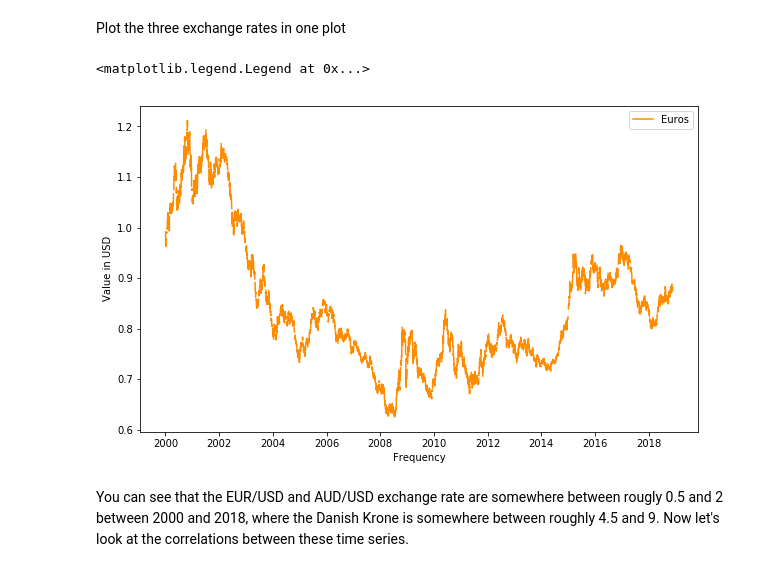
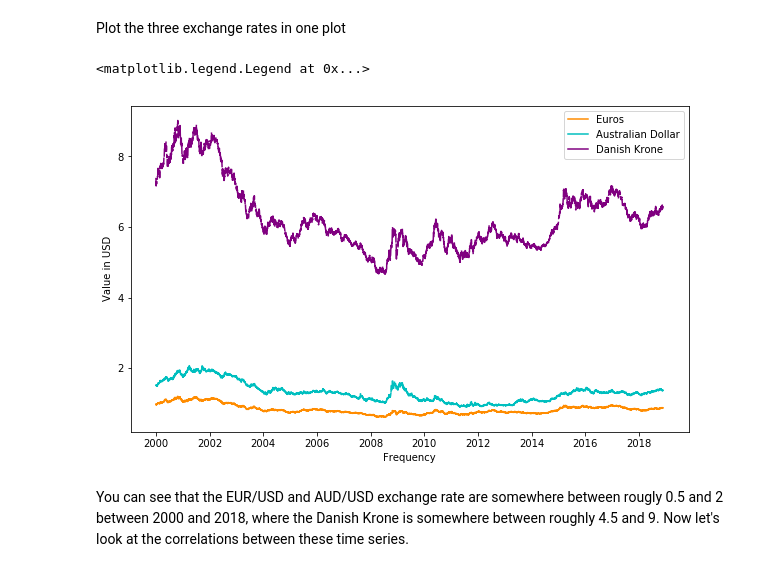
Before and after one commit to ZMBailey/dsc-3-26-05-correlation-and-autocorrelation-in-time-series-lab-seattle-ds-career-040119, a Jupyter notebook: index.ipynb, the cells around one changed output. Cells and saved outputs as stored; diff of their text form; code cells hidden in the pictures.

```diff
--- a/index.ipynb
+++ b/index.ipynb
@@ -42,14 +42,14 @@ df = df.dropna()
 # %%
 fig, ax = plt.subplots(figsize=(10,6))
 ax.plot(df.index,df['Euro'], c='darkorange',label="Euros")
 ax.plot(df.index,df['Australian Dollar'], c='c',label="Australian Dollar")
-ax.plot(df['Frequency'],df['Danish Krone'], c='purple',label="Danish Krone")
+ax.plot(df.index,df['Danish Krone'], c='purple',label="Danish Krone")
 ax.set_xlabel("Frequency")
 ax.set_ylabel("Value in USD")
 ax.legend()
 # %% [output]
 <matplotlib.legend.Legend at 0x...>
-[figure, old version]
+[figure, new version]
 # %% [markdown]
 You can see that the EUR/USD and AUD/USD exchange rate are somewhere between rougly 0.5 and 2 between 2000 and 2018, where the Danish Krone is somewhere between roughly 4.5 and 9. Now let's look at the correlations between these time series.
 # %%
```
